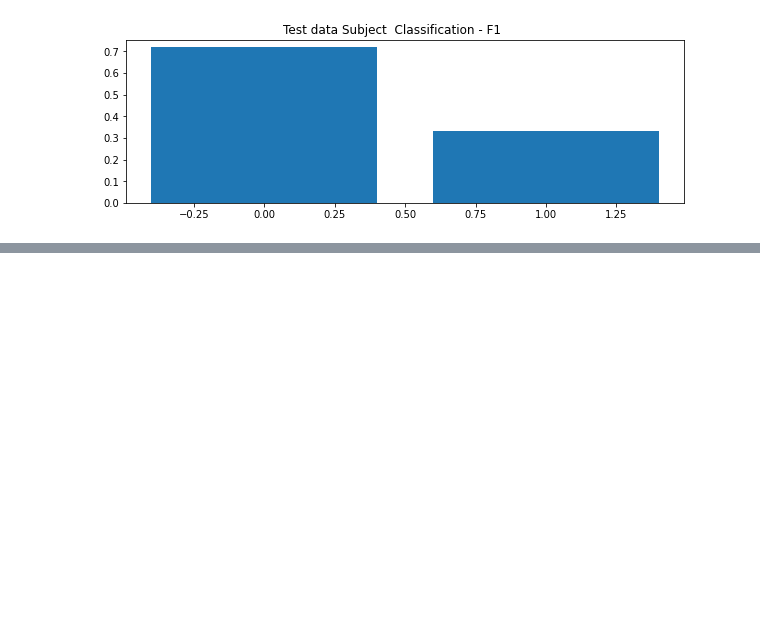
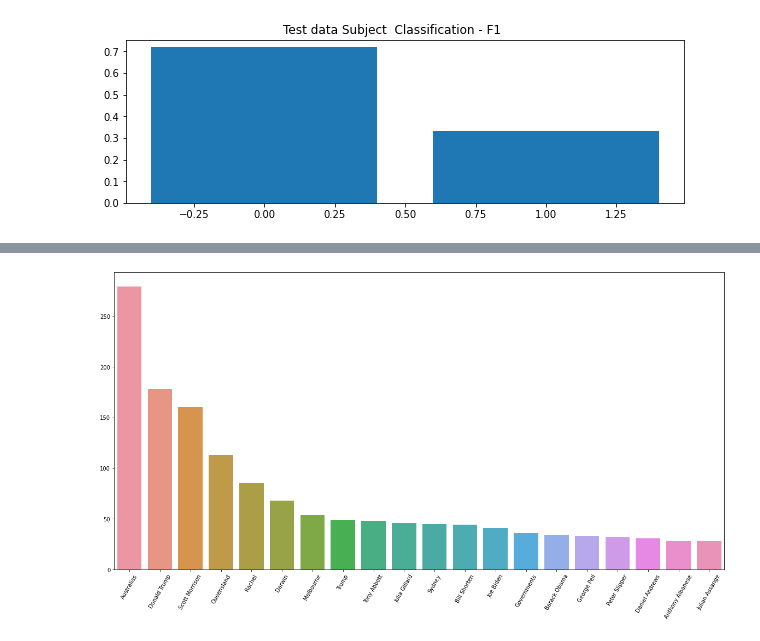
Before and after one commit to ChrisFJardine/Masterclass, a Jupyter notebook: CJardineAssignment3__NER.ipynb, the cells around one changed output, grey strips where cells are left out. Cells and saved outputs as stored; diff of their text form; code cells hidden in the pictures; blank space fills up the shorter version.

```diff
--- a/CJardineAssignment3__NER.ipynb
+++ b/CJardineAssignment3__NER.ipynb
@@ -248,0 +257,4 @@ plot_entities(extract_named_enities(bad_news, ABC_staff))
+# %%
+plot_entities(data.loc[data['good_news'] == 0, 'entities'].to_list())
+# %% [output]
+[figure, added]
```
Also changed, not shown: parts of 8 cells of this notebook.
